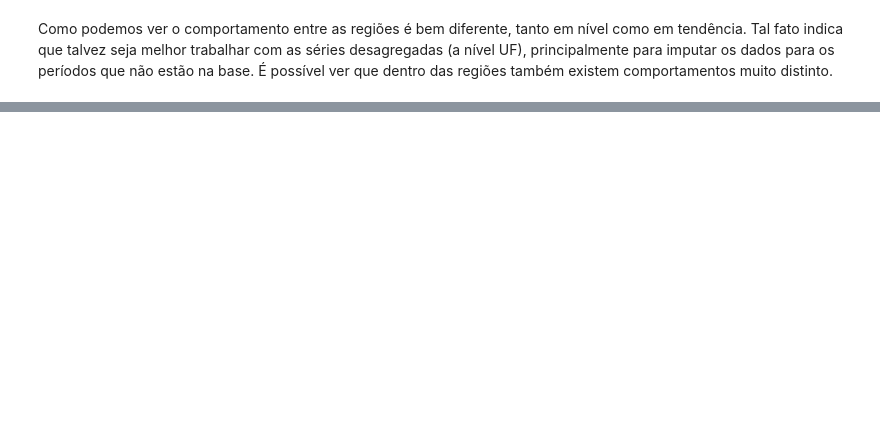
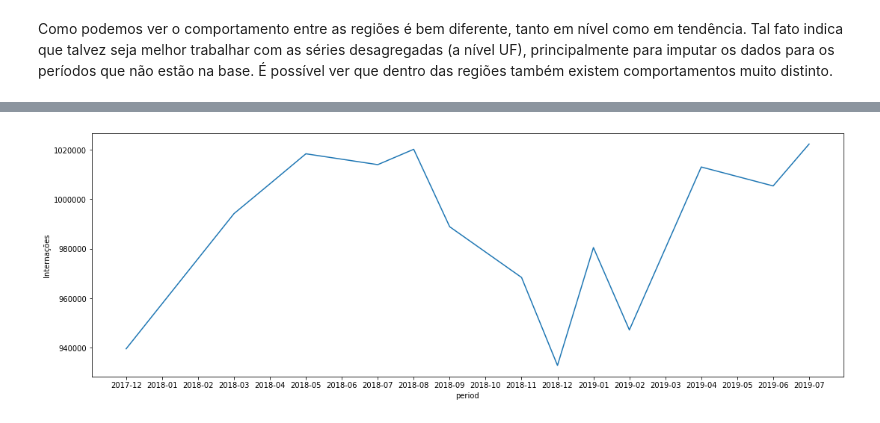
Before and after one commit to leshiota/case_sulamerica, a Jupyter notebook: notebooks/analise.ipynb, the cells around one changed output, grey strips where cells are left out. Cells and saved outputs as stored; diff of their text form; code cells hidden in the pictures; blank space fills up the shorter version.

```diff
--- a/notebooks/analise.ipynb
+++ b/notebooks/analise.ipynb
@@ -242,0 +244,5 @@ sns.lineplot(x='period', y='Média_permanência', data=temp_df, sort=True, hue='
+# %%
+temp_df = df[['Região/Unidade da Federação','period', 'Internações',
+              'AIH_aprovadas','Valor_total', 'Valor_médio_AIH',
+              'Dias_permanência', 'Óbitos', 'hospitalar_total', 'servicos_total']]
+recon_df = sl.reconstruct_data(temp_df)
@@ -242,0 +269,6 @@ sns.lineplot(x='period', y='Média_permanência', data=temp_df, sort=True, hue='
+# %%
+total_df = recon_df.groupby(['period']).sum().reset_index().sort_values(by=['period'])
+total_df['Taxa_mortalidade'] = (total_df['Óbitos']/total_df['Internações'])*100
+total_df['calculado_total'] = total_df['servicos_total']+total_df['hospitalar_total']
+total_df['media_permanencia'] = total_df['Dias_permanência']/total_df['Internações']
+total_df.head()
@@ -242,0 +282,7 @@ sns.lineplot(x='period', y='Média_permanência', data=temp_df, sort=True, hue='
+# %%
+plt.figure(figsize=(18, 6))
+sns.lineplot(x='period', y='Internações',
+             data=total_df, sort=True,
+             markers=True);
+# %% [output]
+[figure, added]
```
Also changed, not shown: parts of 18 cells of this notebook, 5 other files.
